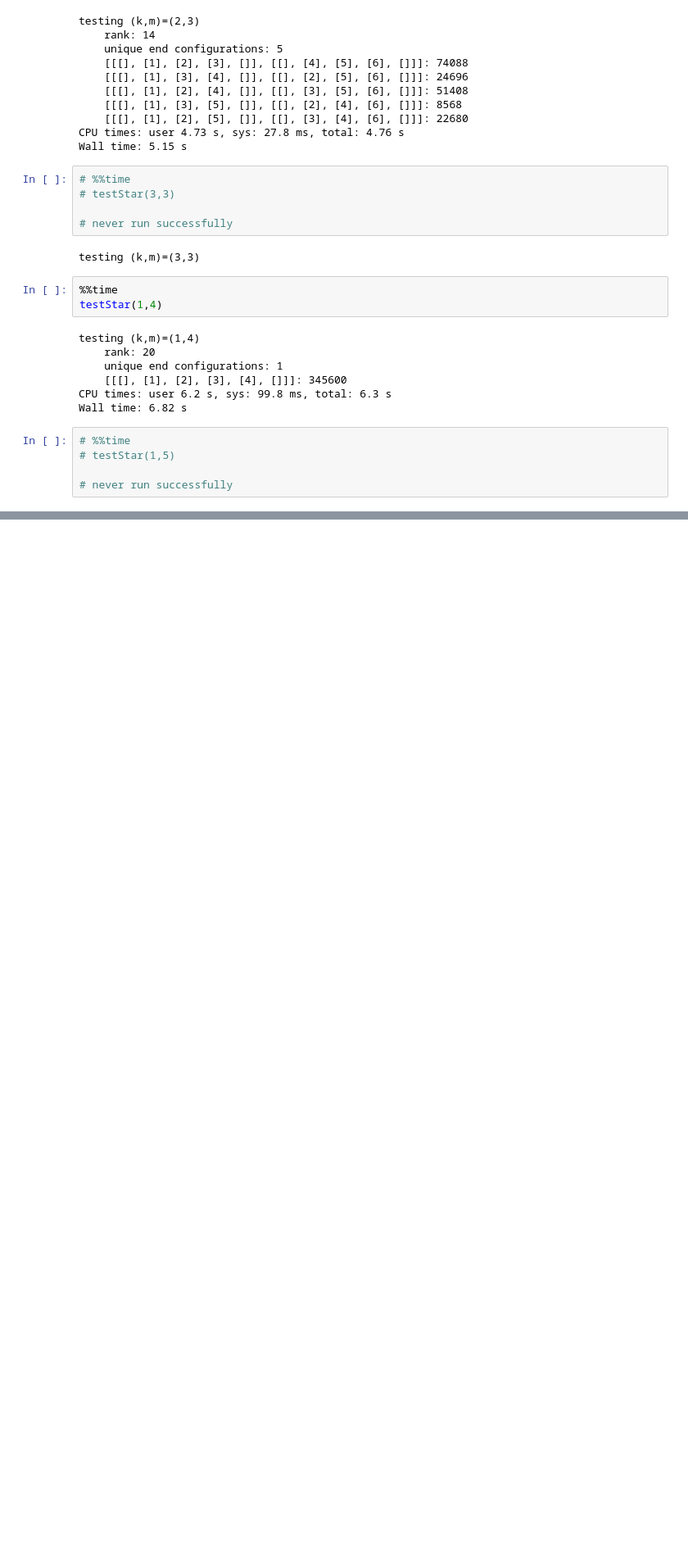
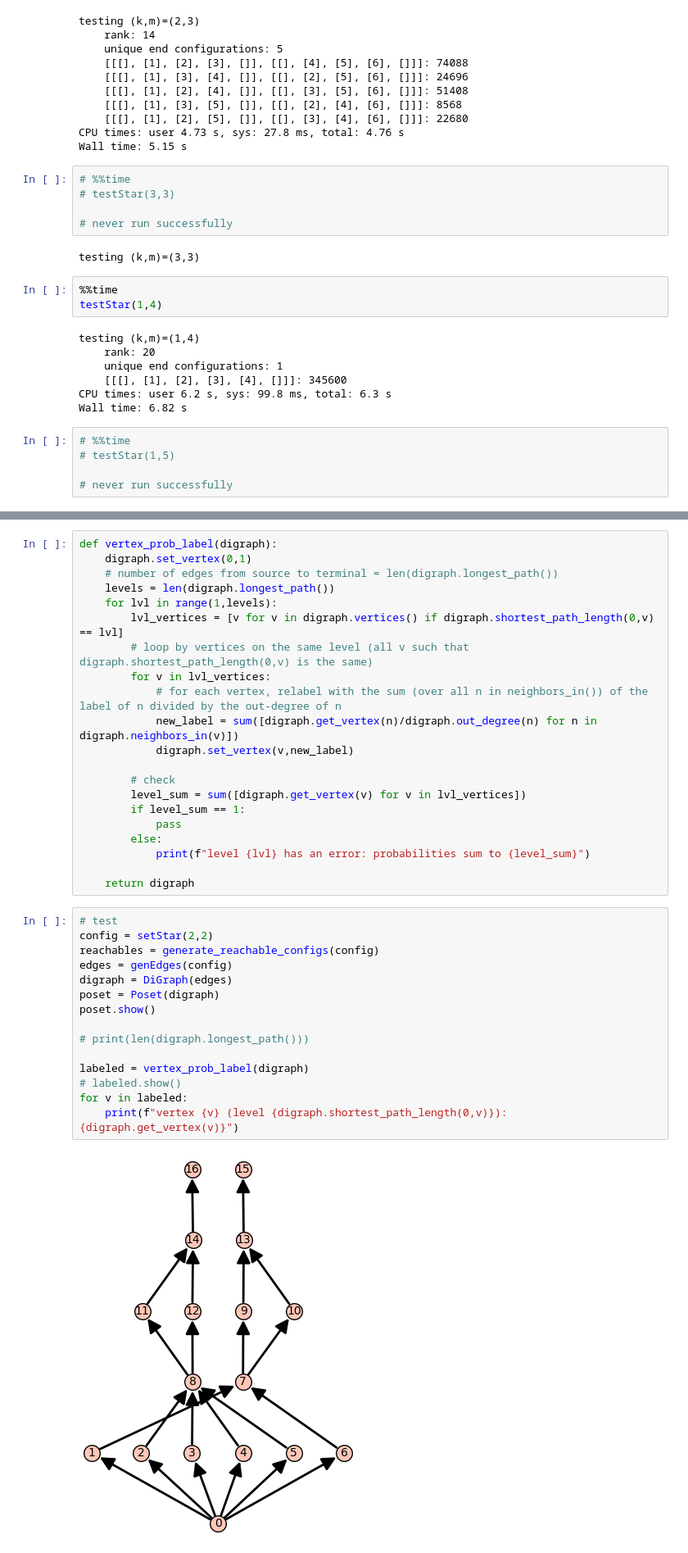
Before and after one commit to gonz0800/UMNs25-chip-firing, a Jupyter notebook: star-firing-poset.ipynb, the cells around one changed output, grey strips where cells are left out. Shown at 82% size. Drawn from its saved outputs; the diff is of its cells as text; blank space fills up the shorter version.

Commit message:
Added function to find probabilities of each state

```diff
--- a/star-firing-poset.ipynb
+++ b/star-firing-poset.ipynb
@@ -767,0 +770,38 @@ Wall time: 6.82 s
+# %%
+def vertex_prob_label(digraph):
+    digraph.set_vertex(0,1)
+    # number of edges from source to terminal = len(digraph.longest_path())
+    levels = len(digraph.longest_path())
+    for lvl in range(1,levels):
+        lvl_vertices = [v for v in digraph.vertices() if digraph.shortest_path_length(0,v) == lvl]
+        # loop by vertices on the same level (all v such that digraph.shortest_path_length(0,v) is the same)
+        for v in lvl_vertices:
+            # for each vertex, relabel with the sum (over all n in neighbors_in()) of the label of n divided by the out-degree of n
+            new_label = sum([digraph.get_vertex(n)/digraph.out_degree(n) for n in digraph.neighbors_in(v)])
+            digraph.set_vertex(v,new_label)
+
+        # check
+        level_sum = sum([digraph.get_vertex(v) for v in lvl_vertices])
+        if level_sum == 1:
+            pass
+        else:
+            print(f"level {lvl} has an error: probabilities sum to {level_sum}")
+
+    return digraph
+# %%
+# test
+config = setStar(2,2)
+reachables = generate_reachable_configs(config)
+edges = genEdges(config)
+digraph = DiGraph(edges)
+poset = Poset(digraph)
+poset.show()
+
+# print(len(digraph.longest_path()))
+
+labeled = vertex_prob_label(digraph)
+# labeled.show()
+for v in labeled:
+    print(f"vertex {v} (level {digraph.shortest_path_length(0,v)}): {digraph.get_vertex(v)}")
+# %% [output]
+[figure, added]
```
Also changed, not shown: parts of 5 cells of this notebook.
